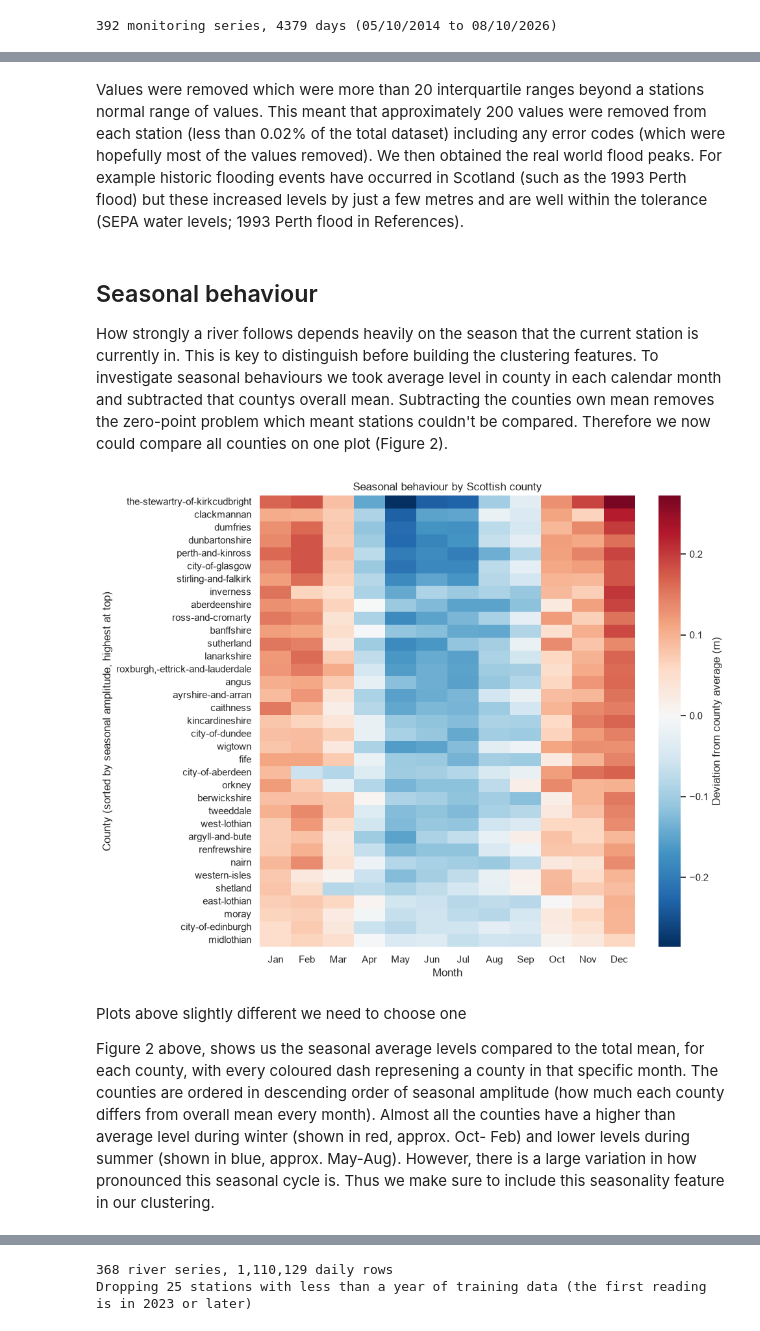
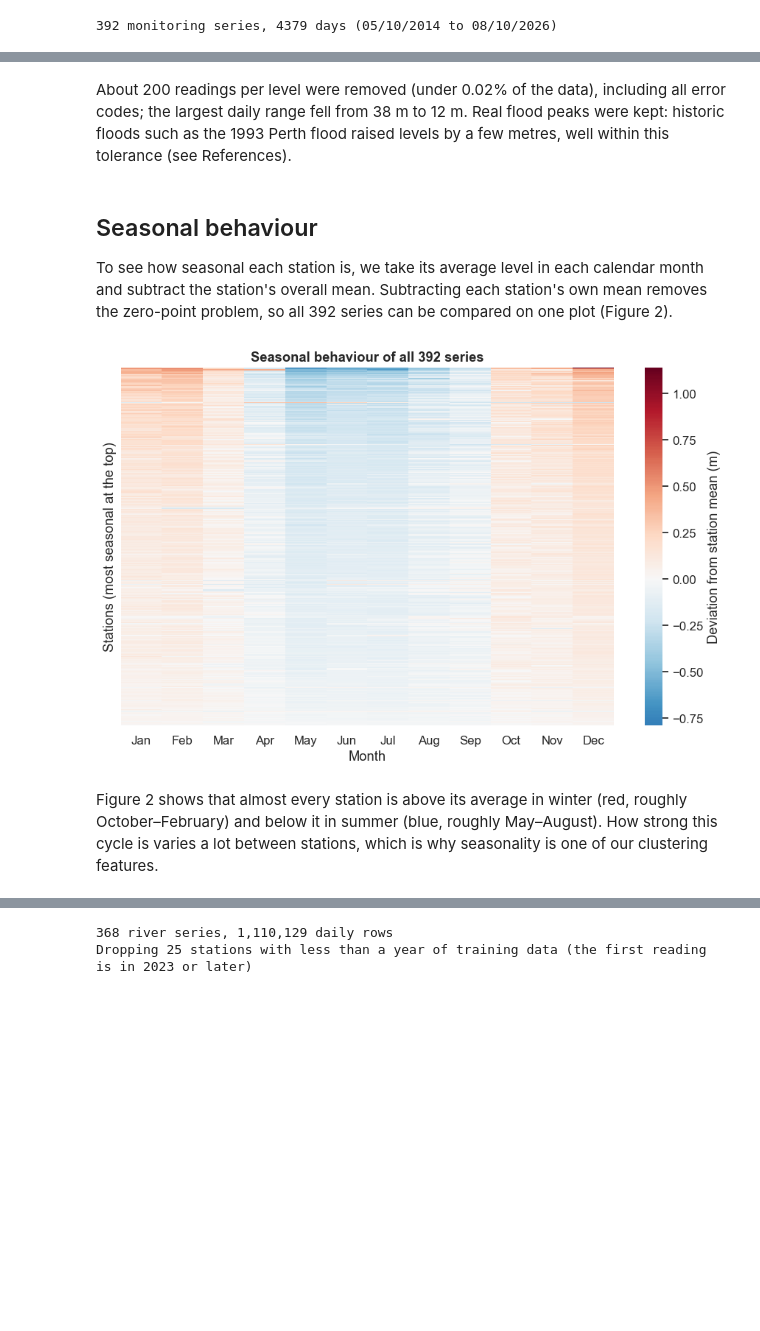
Before and after one commit to Finnmc3/ML-Project, a Jupyter notebook: Data and notebook/project.ipynb, the cells around one changed output, grey strips where cells are left out. Cells and saved outputs as stored; diff of their text form; code cells hidden in the pictures; blank space fills up the shorter version.

```diff
--- a/Data and notebook/project.ipynb
+++ b/Data and notebook/project.ipynb
@@ -407,50 +165,31 @@ Readings set to missing: {'Avg_Level': 208, 'Min_Level': 213, 'Max_Level': 200}
 # %% [markdown]
-Values were removed which were more than 20 interquartile ranges beyond a stations normal range of values. This meant that approximately 200 values were removed from each station (less than 0.02% of the total dataset) including any error codes (which were hopefully most of the values removed). We then obtained the real world flood peaks. For example historic flooding events have occurred in Scotland (such as the 1993 Perth flood) but these increased levels by just a few metres and are well within the tolerance (SEPA water levels; 1993 Perth flood in References).
+About 200 readings per level were removed (under 0.02% of the data), including all error codes; the largest daily range fell from 38 m to 12 m. Real flood peaks were kept: historic floods such as the 1993 Perth flood raised levels by a few metres, well within this tolerance (see References).
 # %% [markdown]
 ## Seasonal behaviour
 
-How strongly a river follows depends heavily on the season that the current station is currently in. This is key to distinguish before building the clustering features. To investigate seasonal behaviours we took average level in county in each calendar month and subtracted that countys overall mean. Subtracting the counties own mean removes the zero-point problem which meant stations couldn't be compared. Therefore we now could compare all counties on one plot (Figure 2).
+To see how seasonal each station is, we take its average level in each calendar month and subtract the station's overall mean. Subtracting each station's own mean removes the zero-point problem, so all 392 series can be compared on one plot (Figure 2).
 # %%
-# Average level of every county in each calendar month (rows = counties, columns = months 1-12)
-monthly_avg = (
-    df_main.assign(month=df_main["Date"].dt.month)    # add a month column (1 = Jan ... 12 = Dec)
-    .groupby(["County", "month"])["Avg_Level"]
-    .mean()                                           # mean level per county per month
-    .unstack()                                        # turn the months into columns
-)
+# Average level of every station in each calendar month (rows = stations, columns = months)
+monthly_avg = (df_main.assign(month=df_main["Date"].dt.month)
+               .groupby(["Observation_ID", "month"])["Avg_Level"].mean().unstack())
 
-# Subtract each county's own mean (month average - yearly average), so every row shows
-# ups and downs around 0. This removes the zero-point problem and makes counties comparable.
+# Deviation of each month from the station's own mean, so stations with different zero points are comparable
 row_norm = monthly_avg.sub(monthly_avg.mean(axis=1), axis=0)
 
-# Seasonal amplitude = wettest month minus driest month (also used later as a clustering feature)
+# Seasonal amplitude = wettest month minus driest month (also used as a clustering feature)
 seasonal_amp = monthly_avg.max(axis=1) - monthly_avg.min(axis=1)
-# Sort the counties so the most seasonal ones are at the top of the plot
 row_norm = row_norm.loc[seasonal_amp.sort_values(ascending=False).index]
 
-# Heatmap of seasonal behaviour of all Scottish counties
-fig, ax = plt.subplots(figsize=(10, 8))
-sns.heatmap(
-    row_norm,
-    cmap="RdBu_r",           # red = above the county's mean, blue = below
-    center=0,                # white = exactly the county's mean
-    yticklabels=True,        # show county names (only ~30 rows, so they fit nicely)
-    xticklabels=["Jan","Feb","Mar","Apr","May","Jun",
-                 "Jul","Aug","Sep","Oct","Nov","Dec"],
-    cbar_kws={"label": "Deviation from county average (m)"},
-    ax=ax,
-)
-ax.set_xlabel("Month")
-ax.set_ylabel("County (sorted by seasonal amplitude, highest at top)")
-ax.set_title("Seasonal behaviour by Scottish county")
-plt.tight_layout()
-plt.show()
+fig, ax = plt.subplots(figsize=(9, 6))
+sns.heatmap(row_norm, cmap="RdBu_r", center=0, yticklabels=False,
+            xticklabels=["Jan", "Feb", "Mar", "Apr", "May", "Jun", "Jul", "Aug", "Sep", "Oct", "Nov", "Dec"],
+            cbar_kws={"label": "Deviation from station mean (m)"}, ax=ax)
+ax.set(xlabel="Month", ylabel="Stations (most seasonal at the top)", title="Seasonal behaviour of all 392 series")
+plt.tight_layout(); plt.show()
 # %% [output]
-[figure, old version]
+[figure, new version]
 # %% [markdown]
-Plots above slightly different we need to choose one
-
-Figure 2 above, shows us the seasonal average levels compared to the total mean, for each county, with every coloured dash represening a county in that specific month. The counties are ordered in descending order of seasonal amplitude (how much each county differs from overall mean every month). Almost all the counties have a higher than average level during winter (shown in red, approx. Oct- Feb) and lower levels during summer (shown in blue, approx. May-Aug). However, there is a large variation in how pronounced this seasonal cycle is. Thus we make sure to include this seasonality feature in our clustering.
+Figure 2 shows that almost every station is above its average in winter (red, roughly October–February) and below it in summer (blue, roughly May–August). How strong this cycle is varies a lot between stations, which is why seasonality is one of our clustering features.
 # %% [markdown]
 ## Station features for clustering
 
```
Also changed, not shown: parts of 59 cells of this notebook.
